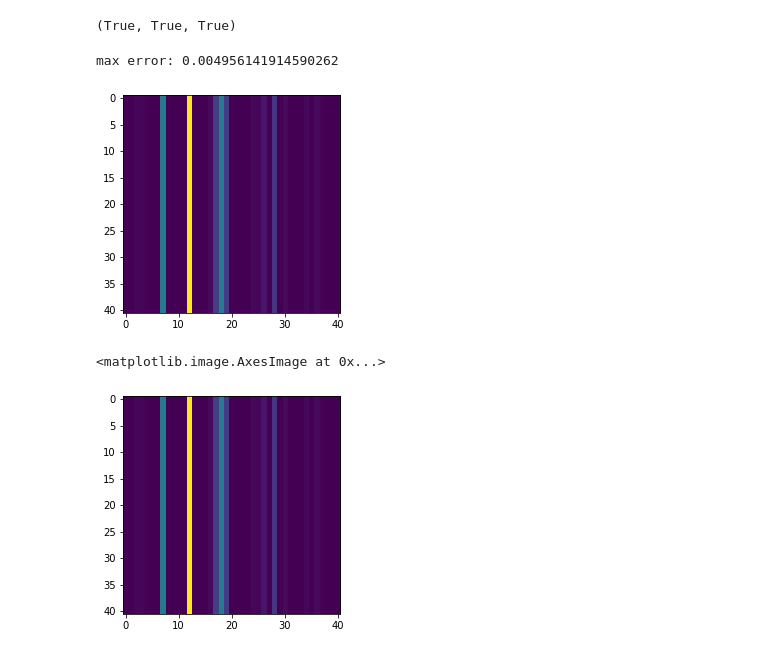
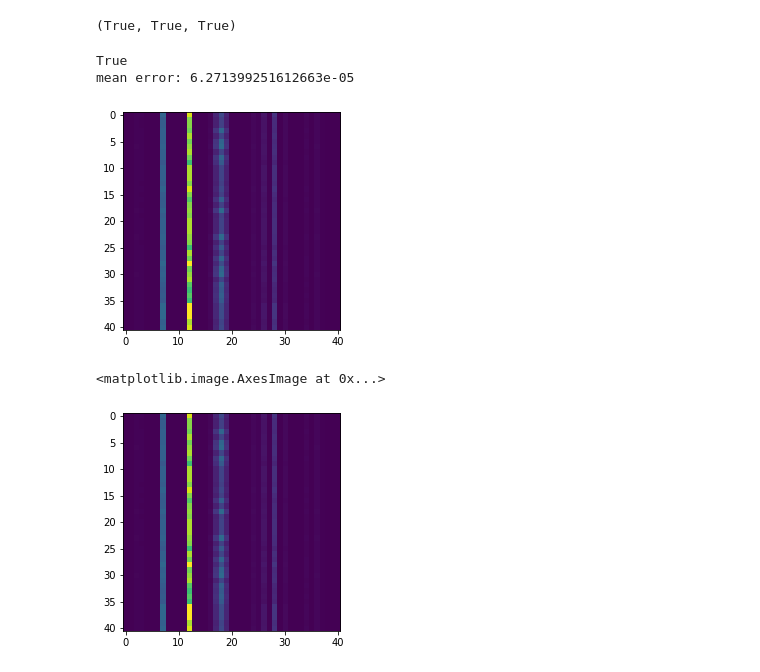
Before and after one commit to skywalker0803r/c620, a Jupyter notebook: notebook/data analysis.ipynb, the cells around one changed output. Cells and saved outputs as stored; diff of their text form; code cells hidden in the pictures.

```diff
--- a/notebook/data analysis.ipynb
+++ b/notebook/data analysis.ipynb
@@ -154,24 +155,28 @@ def check_massblance(df,mb,c,name):
     wt4 = df[c['bottoms_x']]*mb.iloc[:,4].values.reshape(-1,1)
     a = feed.values
     b = wt1.values+wt2.values+wt3.values+wt4.values
-    print('max error:',np.abs(a-b).max())
+    print(np.allclose(a,b,atol=2e-2))
+    print('mean error:',np.abs(a-b).mean())
     return pd.DataFrame(a),pd.DataFrame(b)
   elif name == 'c670':
-    feed1 = df[c['xTray43']]*mb.iloc[:,0].values.reshape(-1,1)
-    feed2 = df[c['xTray54']]*mb.iloc[:,1].values.reshape(-1,1)
+    feed1 = df[c['xTray43']]*mb.loc[:,'Toluene Column C670 Operation_Feed Properties \n@ Tray 43_Mass Flow Rate_ton/hr'].values.reshape(-1,1)
+    feed2 = df[c['xTray54']]*mb.loc[:,'Toluene Column C670 Operation_Feed Properties \n@ Tray 54_Mass Flow Rate_ton/hr'].values.reshape(-1,1)
     wt1 = df[c['distillate_x']]*mb.iloc[:,2].values.reshape(-1,1)
     wt2 = df[c['bottoms_x']]*mb.iloc[:,3].values.reshape(-1,1)
     a = feed1.values+feed2.values
     b = wt1.values+wt2.values
-    print('max error:',np.abs(a-b).max())
+    print(np.allclose(a,b,atol=2e-2))
+    print('mean error:',np.abs(a-b).mean())
     return pd.DataFrame(a),pd.DataFrame(b)
 # %%
 a,b = check_massblance(c620_df,c620_mb,c620_col,'c620')
-plt.imshow(a.head(41).values)
+idx = a.sample(41).index
+plt.imshow(a.loc[idx].values)
 plt.show()
-plt.imshow(b.head(41).values)
+plt.imshow(b.loc[idx].values)
 # %% [output]
-max error: 0.004956141914590262
+True
+mean error: 6.271399251612663e-05
-[figure, old version]
+[figure, new version]
 <matplotlib.image.AxesImage at 0x...>
-[figure, old version]
+[figure, new version]
```
Also changed, not shown: parts of 8 cells of this notebook.
